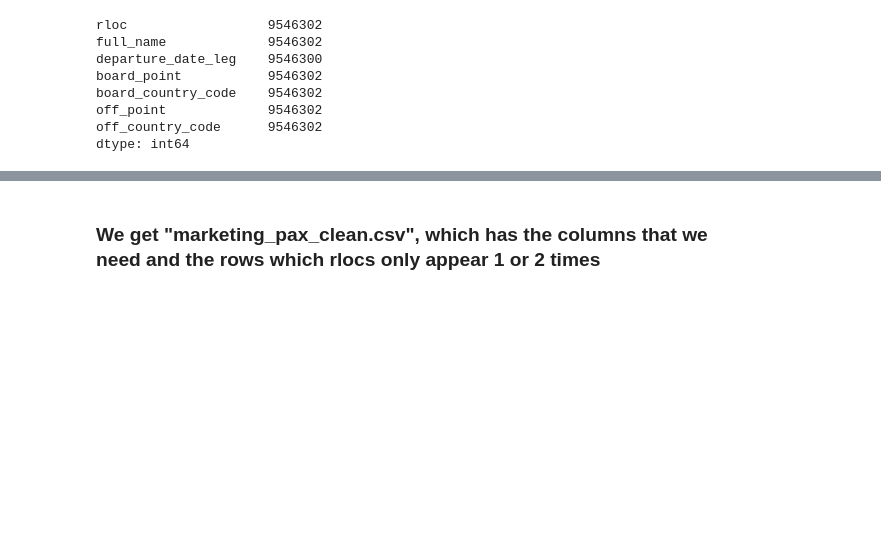
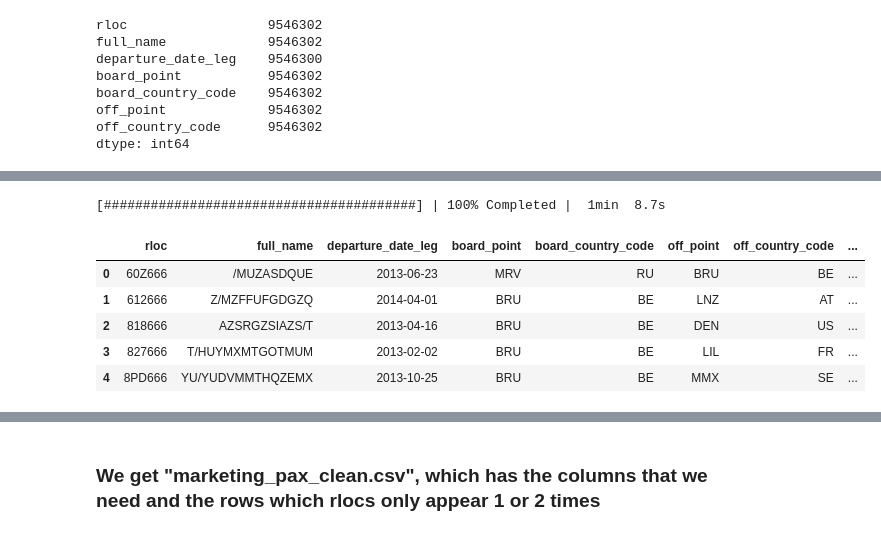
Before and after one commit to evolsidog/MyDestiny, a Jupyter notebook: First exploratory analisis.ipynb, the cells around one changed output, grey strips where cells are left out. Cells and saved outputs as stored; diff of their text form; code cells hidden in the pictures; blank space fills up the shorter version.

```diff
--- a/First exploratory analisis.ipynb
+++ b/First exploratory analisis.ipynb
@@ -380,0 +394,16 @@ with open(outliers_hist_file,'rb') as f:
+# %%
+with ProgressBar():
+    df_pax["key"] = df_pax["rloc"] + "-" + df_pax["full_name"]
+    df_pax.compute()
+# %% [output]
+[########################################] | 100% Completed |  1min  8.7s
+# %%
+#print df_pax.count().compute()
+df_pax.head()
+# %% [output]
+|  | rloc | full_name | departure_date_leg | board_point | board_country_code | off_point | off_country_code | ... |
+| 0 | 60Z666 | /MUZASDQUE | 2013-06-23 | MRV | RU | BRU | BE | ... |
+| 1 | 612666 | Z/MZFFUFGDGZQ | 2014-04-01 | BRU | BE | LNZ | AT | ... |
+| 2 | 818666 | AZSRGZSIAZS/T | 2013-04-16 | BRU | BE | DEN | US | ... |
+| 3 | 827666 | T/HUYMXMTGOTMUM | 2013-02-02 | BRU | BE | LIL | FR | ... |
+| 4 | 8PD666 | YU/YUDVMMTHQZEMX | 2013-10-25 | BRU | BE | MMX | SE | ... |
```
Also changed, not shown: parts of 13 cells of this notebook.
